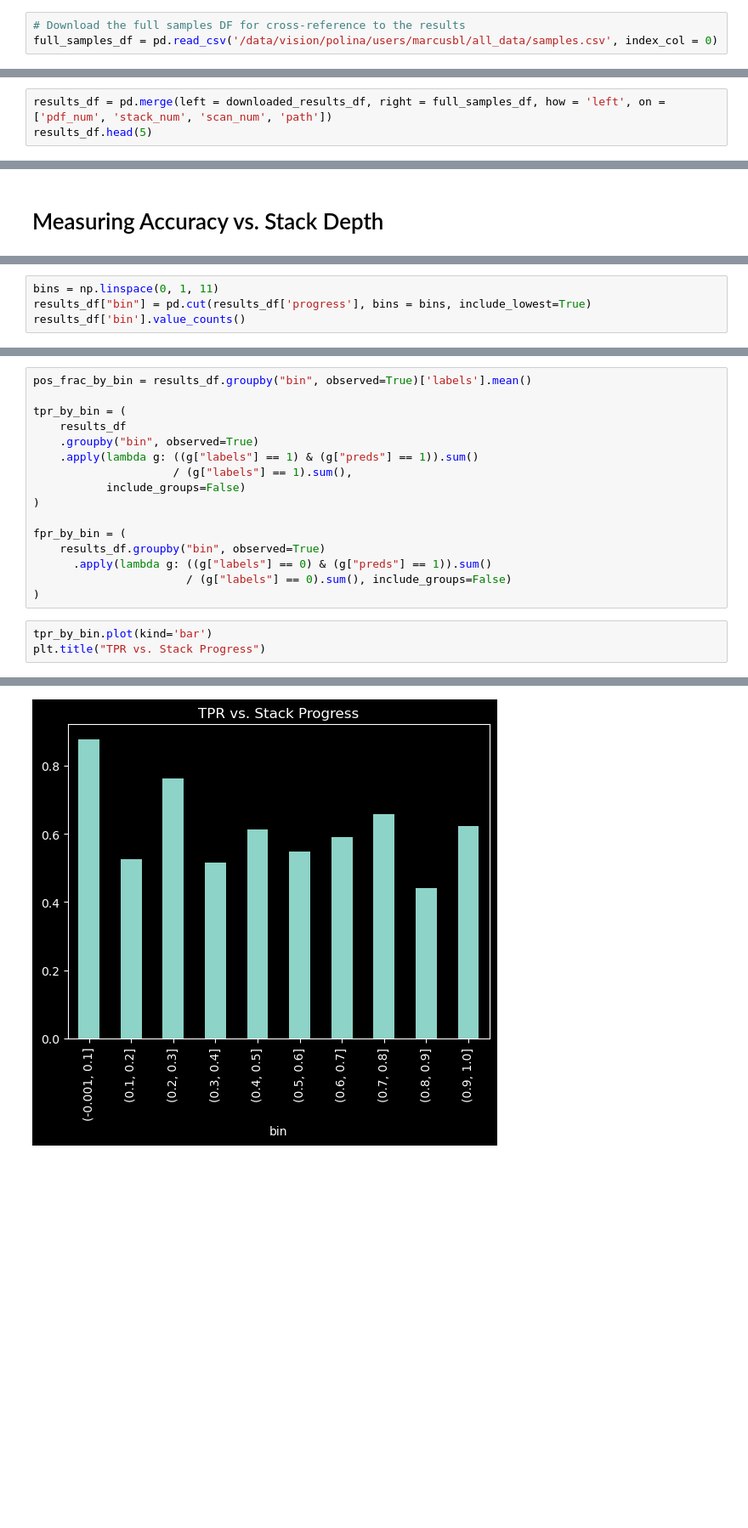
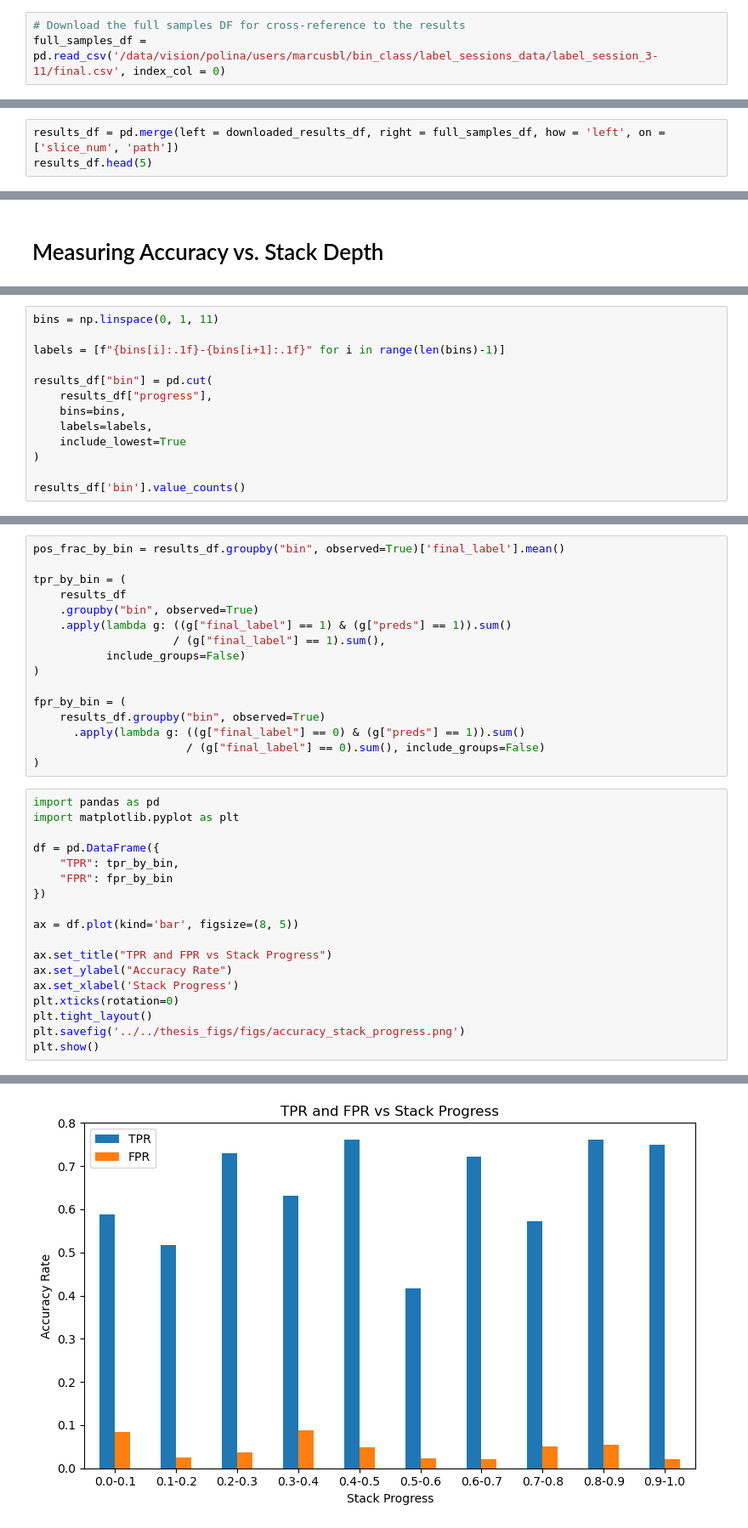
Before and after one commit to MedicalVisionGroup/FetalBrainIQA, a Jupyter notebook: src/results/results_stack_depth.ipynb, the cells around one changed output, grey strips where cells are left out. Shown at 85% size. Cells and saved outputs as stored; diff of their text form; blank space fills up the shorter version.

```diff
--- a/src/results/results_stack_depth.ipynb
+++ b/src/results/results_stack_depth.ipynb
@@ -10,13 +11,13 @@ run_num = 0
 model_name = 'model_auc'
 # %%
 # Download the full samples DF for cross-reference to the results
-full_samples_df = pd.read_csv('/data/vision/polina/users/marcusbl/all_data/samples.csv', index_col = 0)
+full_samples_df = pd.read_csv('/data/vision/polina/users/marcusbl/bin_class/label_sessions_data/label_session_3-11/final.csv', index_col = 0)
 # %%
 # Downlaod the results dataframe for predictions
 downloaded_results_df = pd.read_csv(test_dir / f'run{run_num}' / 'test_info' / f'{model_name}_raw.csv', index_col = 0)
 # %% [markdown]
 Merge the full_samples DataFrame into the results to get access to more information for each sample
 # %%
-results_df = pd.merge(left = downloaded_results_df, right = full_samples_df, how = 'left', on = ['pdf_num', 'stack_num', 'scan_num', 'path'])
+results_df = pd.merge(left = downloaded_results_df, right = full_samples_df, how = 'left', on = ['slice_num', 'path'])
 results_df.head(5)
 # %% [output]
@@ -54,6 +53,15 @@ results_df
 # %%
 bins = np.linspace(0, 1, 11)
-results_df["bin"] = pd.cut(results_df['progress'], bins = bins, include_lowest=True)
+
+labels = [f"{bins[i]:.1f}-{bins[i+1]:.1f}" for i in range(len(bins)-1)]
+
+results_df["bin"] = pd.cut(
+    results_df["progress"],
+    bins=bins,
+    labels=labels,
+    include_lowest=True
+)
+
 results_df['bin'].value_counts()
 # %% [output]
 bin
@@ -78,20 +85,35 @@ IntervalIndex([(-0.001, 0.1],    (0.1, 0.2],    (0.2, 0.3],    (0.3, 0.4],
 # %%
-pos_frac_by_bin = results_df.groupby("bin", observed=True)['labels'].mean()
+pos_frac_by_bin = results_df.groupby("bin", observed=True)['final_label'].mean()
 
 tpr_by_bin = (
     results_df
     .groupby("bin", observed=True)
-    .apply(lambda g: ((g["labels"] == 1) & (g["preds"] == 1)).sum()
-                     / (g["labels"] == 1).sum(),
+    .apply(lambda g: ((g["final_label"] == 1) & (g["preds"] == 1)).sum()
+                     / (g["final_label"] == 1).sum(),
            include_groups=False)
 )
 
 fpr_by_bin = (
     results_df.groupby("bin", observed=True)
-      .apply(lambda g: ((g["labels"] == 0) & (g["preds"] == 1)).sum()
-                       / (g["labels"] == 0).sum(), include_groups=False)
+      .apply(lambda g: ((g["final_label"] == 0) & (g["preds"] == 1)).sum()
+                       / (g["final_label"] == 0).sum(), include_groups=False)
 )
 # %%
-tpr_by_bin.plot(kind='bar')
-plt.title("TPR vs. Stack Progress")
+import pandas as pd
+import matplotlib.pyplot as plt
+
+df = pd.DataFrame({
+    "TPR": tpr_by_bin,
+    "FPR": fpr_by_bin
+})
+
+ax = df.plot(kind='bar', figsize=(8, 5))
+
+ax.set_title("TPR and FPR vs Stack Progress")
+ax.set_ylabel("Accuracy Rate")
+ax.set_xlabel('Stack Progress')
+plt.xticks(rotation=0)
+plt.tight_layout()
+plt.savefig('../../thesis_figs/figs/accuracy_stack_progress.png')
+plt.show()
 # %% [output]
@@ -99 +120 @@ Text(0.5, 1.0, 'TPR vs. Stack Progress')
-[figure, old version]
+[figure, new version]
```
Also changed, not shown: parts of 11 cells of this notebook, 4 other files.
